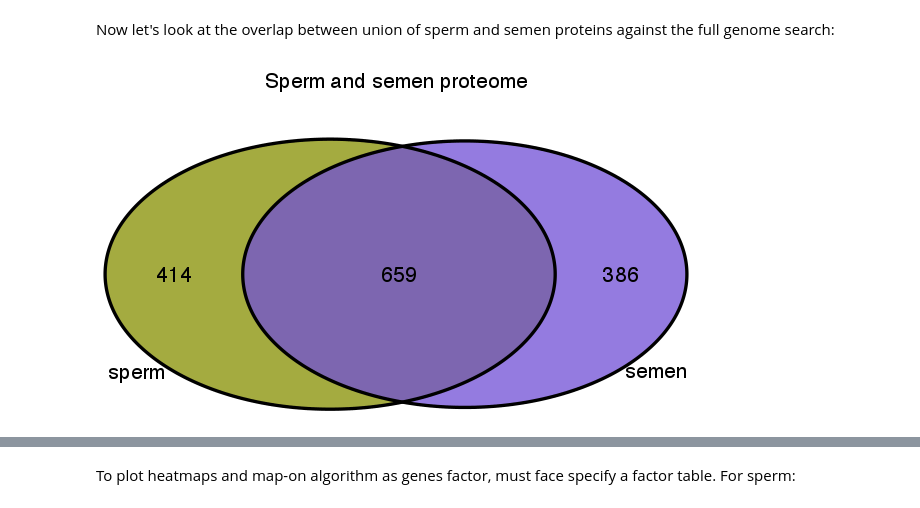
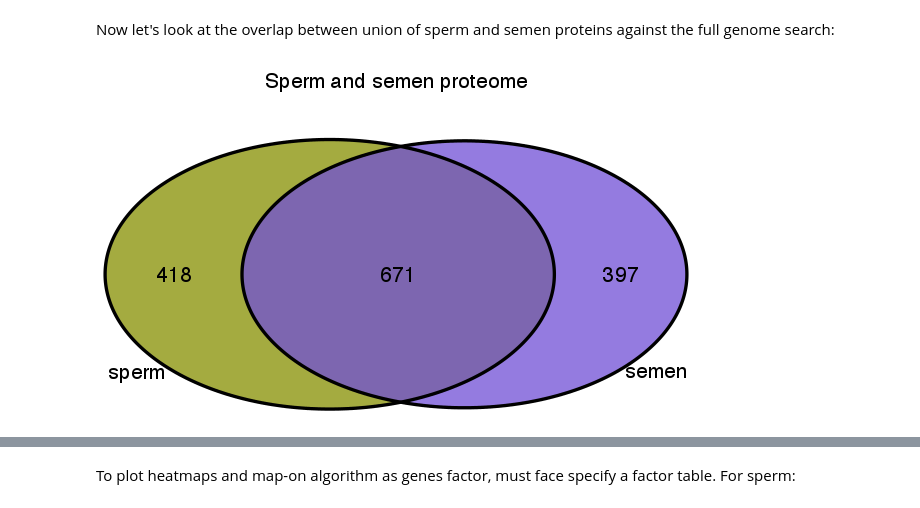
Before and after one commit to YazBraimah/Aegypti.ejaculatomics, a Jupyter notebook: VB.data/DE.analysis.ipynb, the cells around one changed output, grey strips where cells are left out. Cells and saved outputs as stored; diff of their text form; code cells hidden in the pictures.

```diff
--- a/VB.data/DE.analysis.ipynb
+++ b/VB.data/DE.analysis.ipynb
@@ -193,4 +305 @@ tmp.tpmMatrix.m.c = read.table(file = "expression_data/tmp.tpmMatrix.m.c.txt", h
-# %%
-CPMse <- tmp.cpmMatrix.m.c
-TPMse <- tmp.tpmMatrix.m.c
 # %% [markdown]
@@ -387,3 +432,0 @@ Subset the CPM/TPM matrix by tissue-biased genes only:
-# %%
-tissueBiased.meanCPM = subset(meanCPMmatrix, rownames(meanCPMmatrix) %in% rownames(factor.labeling))
-tissueBiased.meanTPM = subset(meanTPMmatrix, rownames(meanTPMmatrix) %in% rownames(factor.labeling))
@@ -768,13 +1049,0 @@ We'll loop over the cluster assignments and import them into the cluster list ob
-# %%
-cluster_list = list()
-max_cluster_count = max(gene_partition_assignments)
-for (i in 1:max_cluster_count) {
-    partition_i = (gene_partition_assignments == i)
-    partition_data = data[partition_i,,drop=F]
-    cluster_list[[i]] = as.data.frame(partition_data)
-    cluster_list[[i]]$Gene_ID = rownames(cluster_list[[i]])
-    cluster_list[[i]]$cluster = paste("cluster_", i, sep = "")
-}
-
-#cluster_list
-cluster_data = rbindlist(cluster_list)
@@ -952,11 +1423,16 @@ semen.comet.full = subset(proteome_data, semen.comet.full == 1)$gene
 # %% [markdown]
 We'll also extract the gene IDs used for expression analysis:
 # %%
-sirot_SFPs_mstrg = unique(subset(ref_to_gene, loc_ID %in% sirot_SFPs & !is.na(mstrg_ID))$mstrg_ID)
-sirot_Sps_mstrg = unique(subset(ref_to_gene, loc_ID %in% sirot_Sps & !is.na(mstrg_ID))$mstrg_ID)
-sperm.combined.full_mstrg = unique(subset(ref_to_gene, loc_ID %in% sperm.combined.full & !is.na(mstrg_ID))$mstrg_ID)
-sperm.tandem.full_mstrg = unique(subset(ref_to_gene, loc_ID %in% sperm.tandem.full & !is.na(mstrg_ID))$mstrg_ID)
-sperm.comet.full_mstrg = unique(subset(ref_to_gene, loc_ID %in% sperm.comet.full & !is.na(mstrg_ID))$mstrg_ID)
-semen.combined.full_mstrg = unique(subset(ref_to_gene, loc_ID %in% semen.combined.full & !is.na(mstrg_ID))$mstrg_ID)
-semen.tandem.full_mstrg = unique(subset(ref_to_gene, loc_ID %in% semen.tandem.full & !is.na(mstrg_ID))$mstrg_ID)
-semen.comet.full_mstrg = unique(subset(ref_to_gene, loc_ID %in% semen.comet.full & !is.na(mstrg_ID))$mstrg_ID)
+# first from the Sirot dataset
+sirot_SFPs_mstrg = unique(subset(proteome_IDs, loc_ID %in% sirot_SFPs & !is.na(mstrg_ID))$mstrg_ID)
+sirot_Sps_mstrg = unique(subset(proteome_IDs, loc_ID %in% sirot_Sps & !is.na(mstrg_ID))$mstrg_ID)
+
+# ...and for the sperm samples for all three algorithms
+sperm.combined.full_mstrg = unique(subset(proteome_IDs, loc_ID %in% sperm.combined.full & !is.na(mstrg_ID))$mstrg_ID)
+sperm.tandem.full_mstrg = unique(subset(proteome_IDs, loc_ID %in% sperm.tandem.full & !is.na(mstrg_ID))$mstrg_ID)
+sperm.comet.full_mstrg = unique(subset(proteome_IDs, loc_ID %in% sperm.comet.full & !is.na(mstrg_ID))$mstrg_ID)
+
+# ...and for the semen samples for all three algorithms
+semen.combined.full_mstrg = unique(subset(proteome_IDs, loc_ID %in% semen.combined.full & !is.na(mstrg_ID))$mstrg_ID)
+semen.tandem.full_mstrg = unique(subset(proteome_IDs, loc_ID %in% semen.tandem.full & !is.na(mstrg_ID))$mstrg_ID)
+semen.comet.full_mstrg = unique(subset(proteome_IDs, loc_ID %in% semen.comet.full & !is.na(mstrg_ID))$mstrg_ID)
@@ -1013,16 +1495,16 @@ grid.arrange(gTree(children=sperm_Vdiag_mstrg), gTree(children=semen_Vdiag_mstrg
 # %% [markdown]
 Now let's look at the overlap between union of sperm and semen proteins against the full genome search:
 # %%
-semen.union.full = subset(proteome_data, semen.comet.full == 1)$gene
-sperm.union.full = subset(proteome_data, sperm.comet.full == 1)$gene
+semen.union.full = subset(proteome_data, semen.union.full == 1)$gene
+sperm.union.full = subset(proteome_data, sperm.union.full == 1)$gene
 
 ejaculotome <- list(semen = semen.union.full, sperm = sperm.union.full)
 ejaculotome_combs <- unlist(lapply(1:length(ejaculotome), function(j) combn(names(ejaculotome), j, simplify = FALSE)), recursive = FALSE)
 names(ejaculotome_combs) <- sapply(ejaculotome_combs, function(i) paste0(i, collapse = ","))
 ejaculotome_elements <- lapply(ejaculotome_combs, function(i) Setdiff(ejaculotome[i], ejaculotome[setdiff(names(ejaculotome), i)]))
 ejaculotome_Vdiag<-venn.diagram(ejaculotome, NULL, fill=c("#704fd6","#868f00"), alpha=c(0.75,0.75), cex = 1, cat.fontface= 2, cat.cex = 1, resolution = 1000, main = "Sperm and semen proteome")
 
 options(repr.plot.width = 5, repr.plot.height = 3)
 grid.arrange(gTree(children=ejaculotome_Vdiag))
 # %% [output]
-[figure, old version]
+[figure, new version]
```
Also changed, not shown: parts of 206 cells of this notebook.
